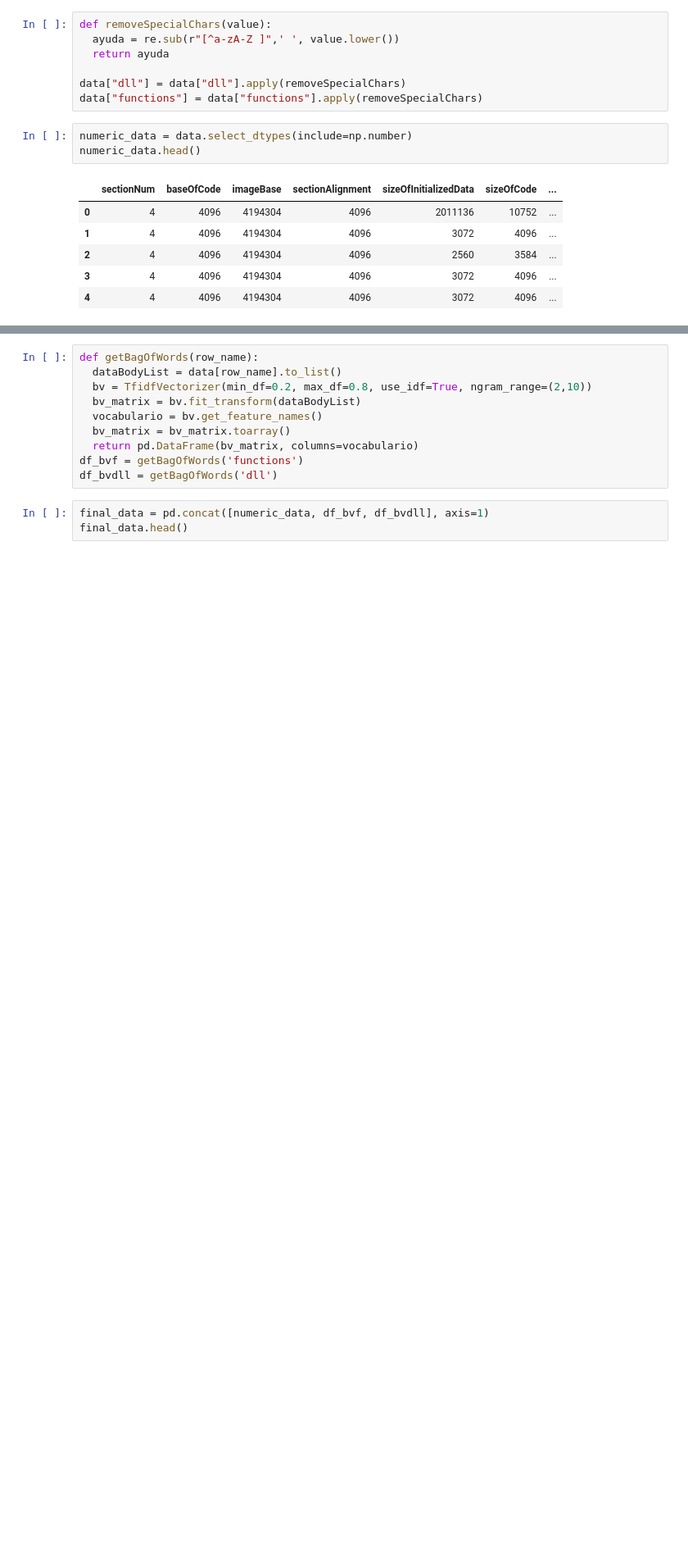
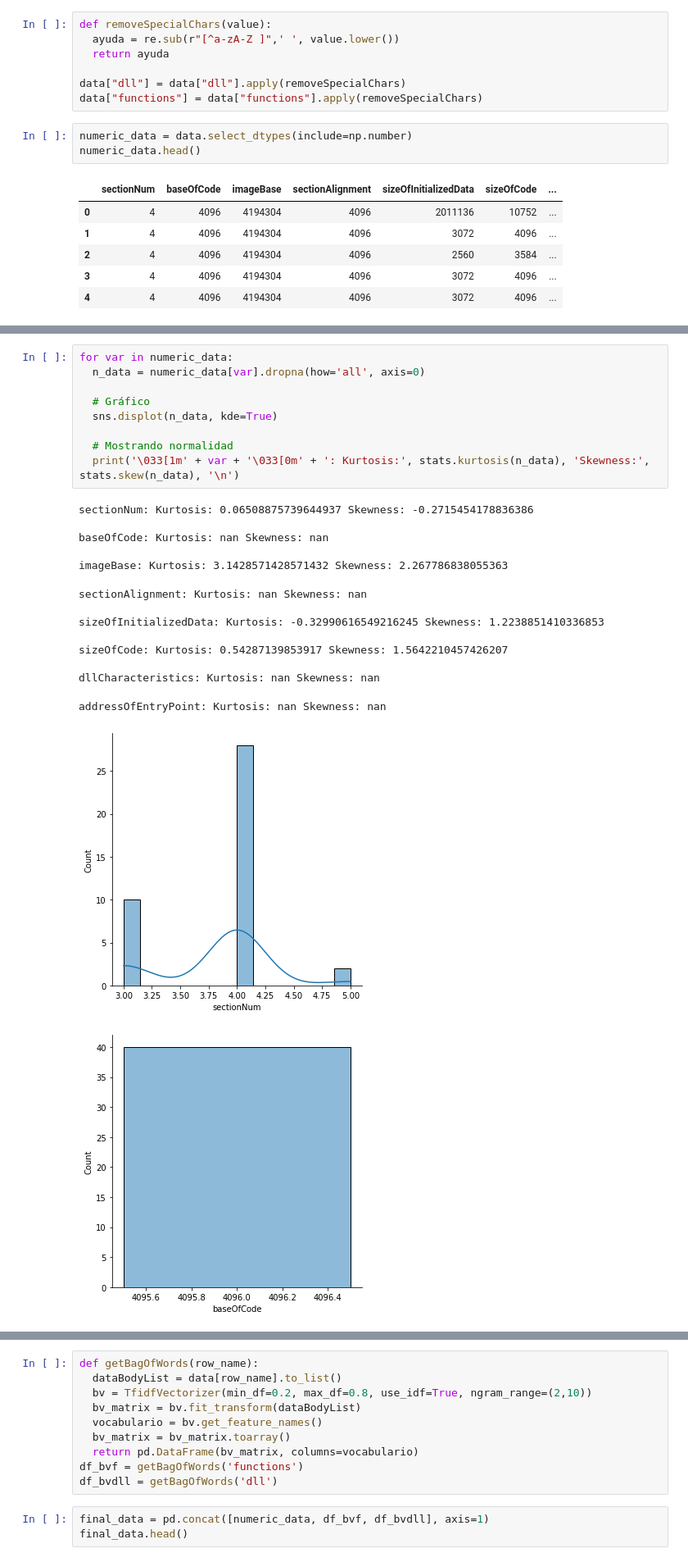
Before and after one commit to Bato007/LAB04-SDS, a Jupyter notebook: main copy.ipynb, the cells around one changed output, grey strips where cells are left out. Shown: that part at 82% size. Saved outputs shown, nothing was run; the diff lists cells and outputs as text; blank space fills up the shorter version.

```diff
--- a/main copy.ipynb
+++ b/main copy.ipynb
@@ -63,0 +98,25 @@ numeric_data.head()
+# %%
+for var in numeric_data:
+  n_data = numeric_data[var].dropna(how='all', axis=0)
+
+  # Gráfico
+  sns.displot(n_data, kde=True)
+
+  # Mostrando normalidad
+  print('\033[1m' + var + '\033[0m' + ': Kurtosis:', stats.kurtosis(n_data), 'Skewness:', stats.skew(n_data), '\n')
+# %% [output]
+sectionNum: Kurtosis: 0.06508875739644937 Skewness: -0.2715454178836386
+
+baseOfCode: Kurtosis: nan Skewness: nan
+
+imageBase: Kurtosis: 3.1428571428571432 Skewness: 2.267786838055363
+sectionAlignment: Kurtosis: nan Skewness: nan
+
+sizeOfInitializedData: Kurtosis: -0.32990616549216245 Skewness: 1.2238851410336853
+
+sizeOfCode: Kurtosis: 0.54287139853917 Skewness: 1.5642210457426207
+
+dllCharacteristics: Kurtosis: nan Skewness: nan
+addressOfEntryPoint: Kurtosis: nan Skewness: nan
+[figure, added]
+[figure, added]
```
Also changed, not shown: parts of 12 cells of this notebook.
